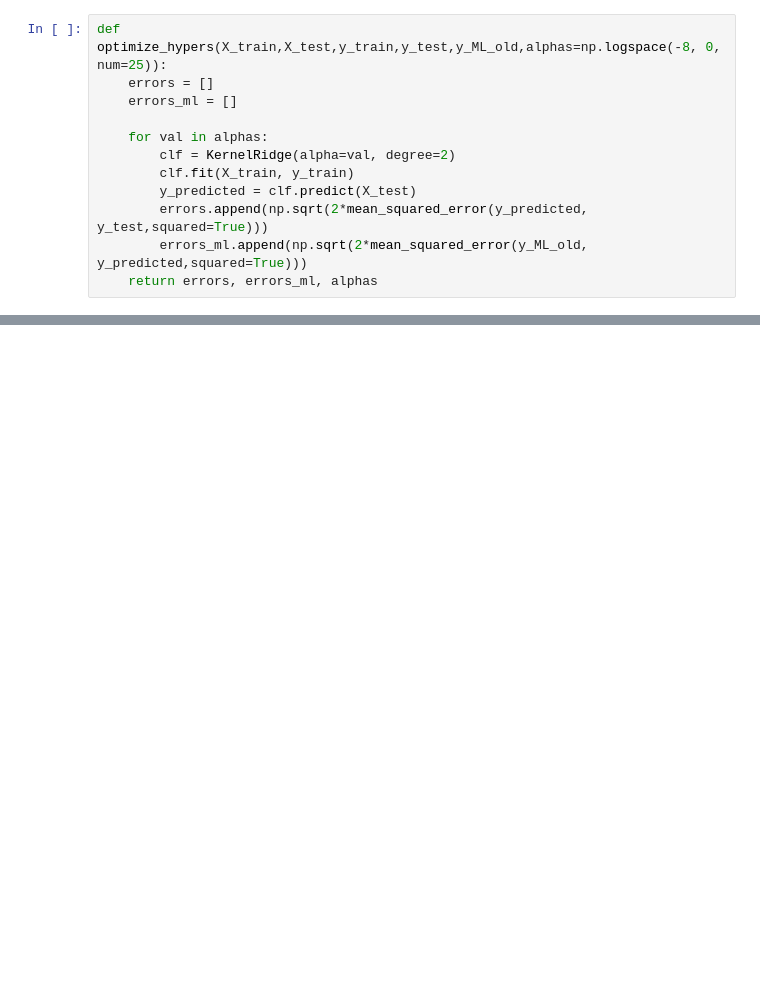
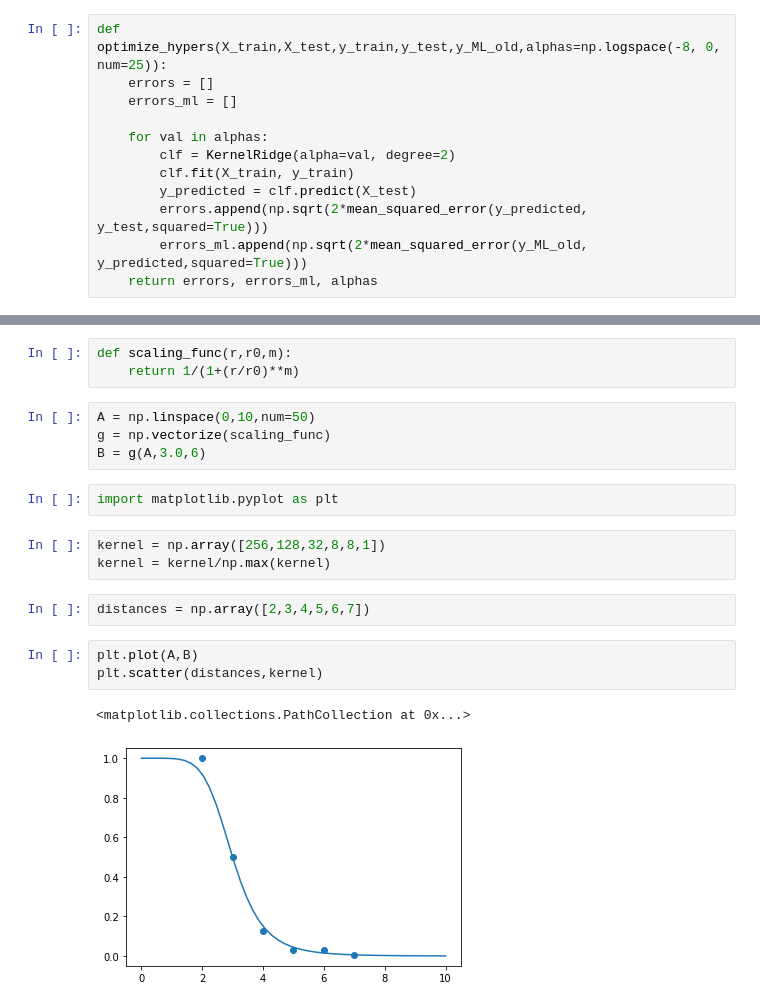
Before and after one commit to bananenpampe/project_COSMO, a Jupyter notebook: model.ipynb, the cells around one changed output, grey strips where cells are left out. Cells and saved outputs as stored; diff of their text form; blank space fills up the shorter version.

```diff
--- a/model.ipynb
+++ b/model.ipynb
@@ -153,0 +259,20 @@ def optimize_hypers(X_train,X_test,y_train,y_test,y_ML_old,alphas=np.logspace(-8
+# %%
+def scaling_func(r,r0,m):
+    return 1/(1+(r/r0)**m)
+# %%
+A = np.linspace(0,10,num=50)
+g = np.vectorize(scaling_func)
+B = g(A,3.0,6)
+# %%
+import matplotlib.pyplot as plt
+# %%
+kernel = np.array([256,128,32,8,8,1])
+kernel = kernel/np.max(kernel)
+# %%
+distances = np.array([2,3,4,5,6,7])
+# %%
+plt.plot(A,B)
+plt.scatter(distances,kernel)
+# %% [output]
+<matplotlib.collections.PathCollection at 0x...>
+[figure, added]
```
Also changed, not shown: parts of 36 cells of this notebook, 11 other files.
